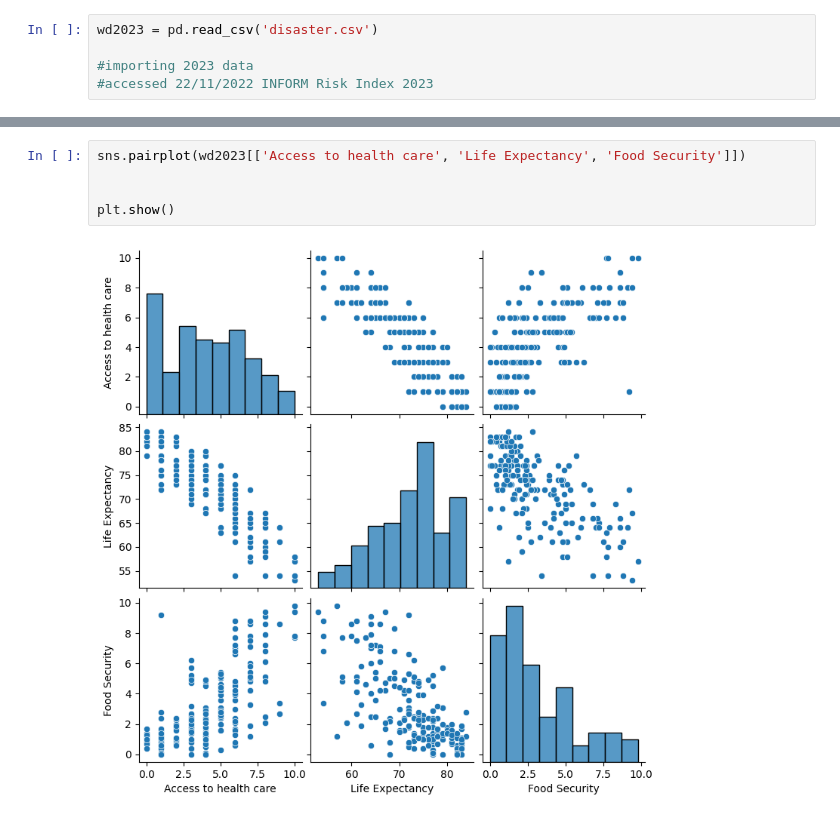
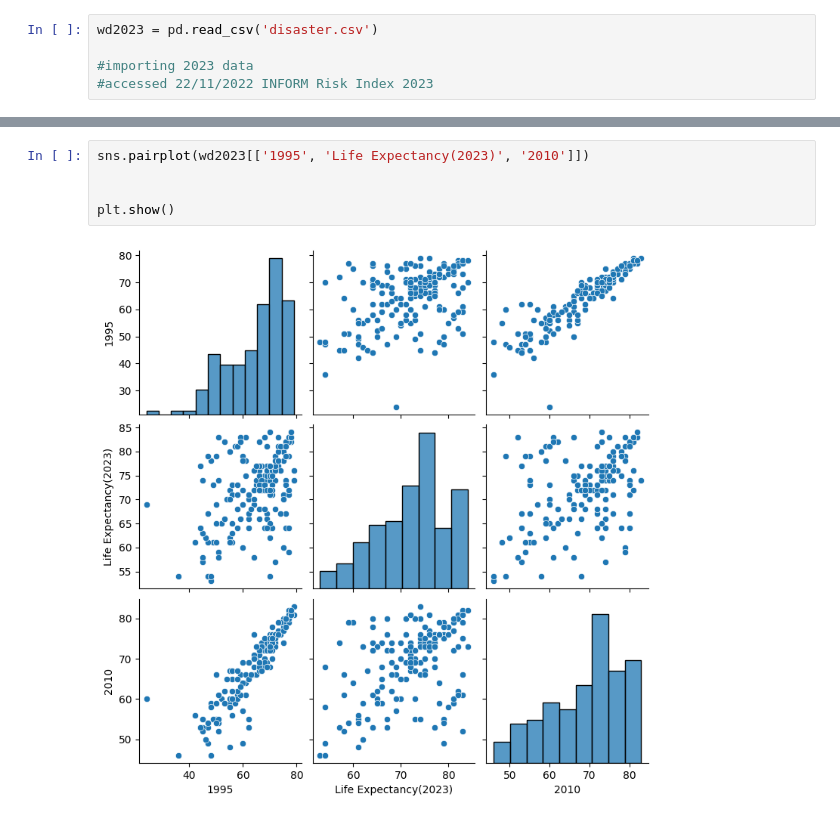
Before and after one commit to olliemason03/datanew, a Jupyter notebook: Untitled-1.ipynb, the cells around one changed output, grey strips where cells are left out. Cells and saved outputs as stored; diff of their text form.

```diff
--- a/Untitled-1.ipynb
+++ b/Untitled-1.ipynb
@@ -187,10 +93,10 @@ plt.show()
 # %%
-sns.pairplot(wd2023[['Access to health care', 'Life Expectancy', 'Food Security']])
+sns.pairplot(wd2023[['1995', 'Life Expectancy(2023)', '2010']])
 
 
 plt.show()
 # %% [output]
-[figure, old version]
+[figure, new version]
 # %%
 #plotting a scatter graph with a polynomial regression line to show relation ship between Human factors and Life expectancy
 #                                     ^ polynomial line used as a linear regression line is not suitable in this context
```
Also changed, not shown: parts of 10 cells of this notebook, 1 other file.
